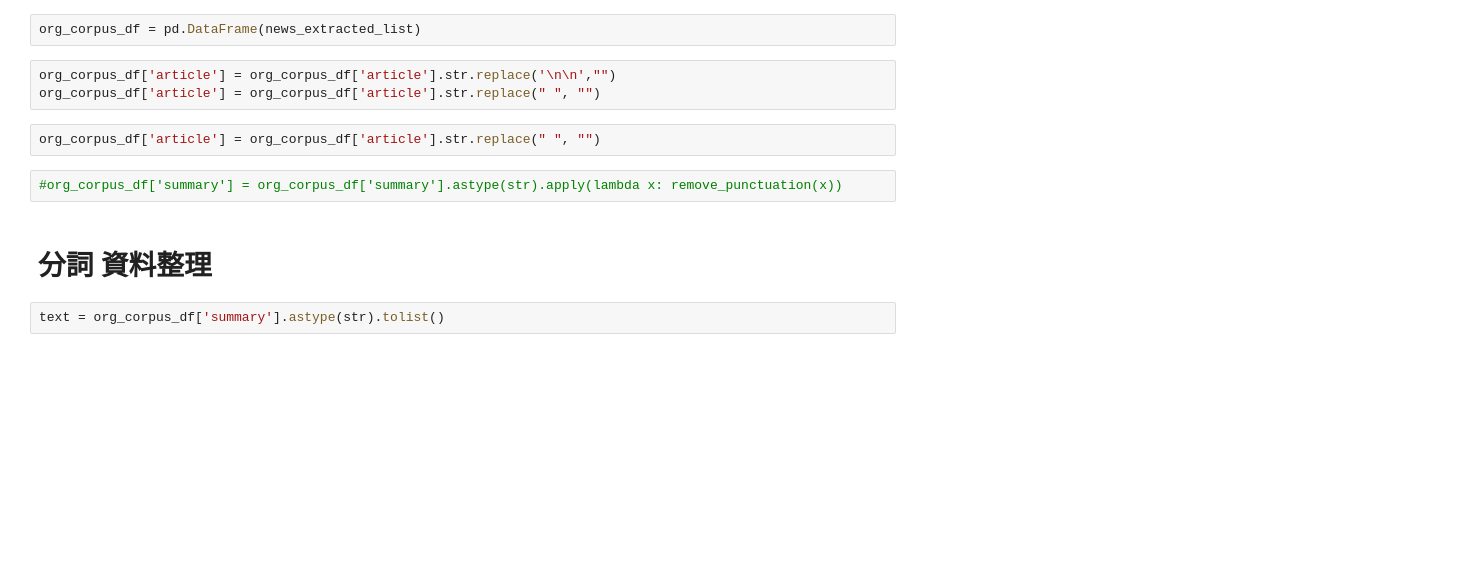
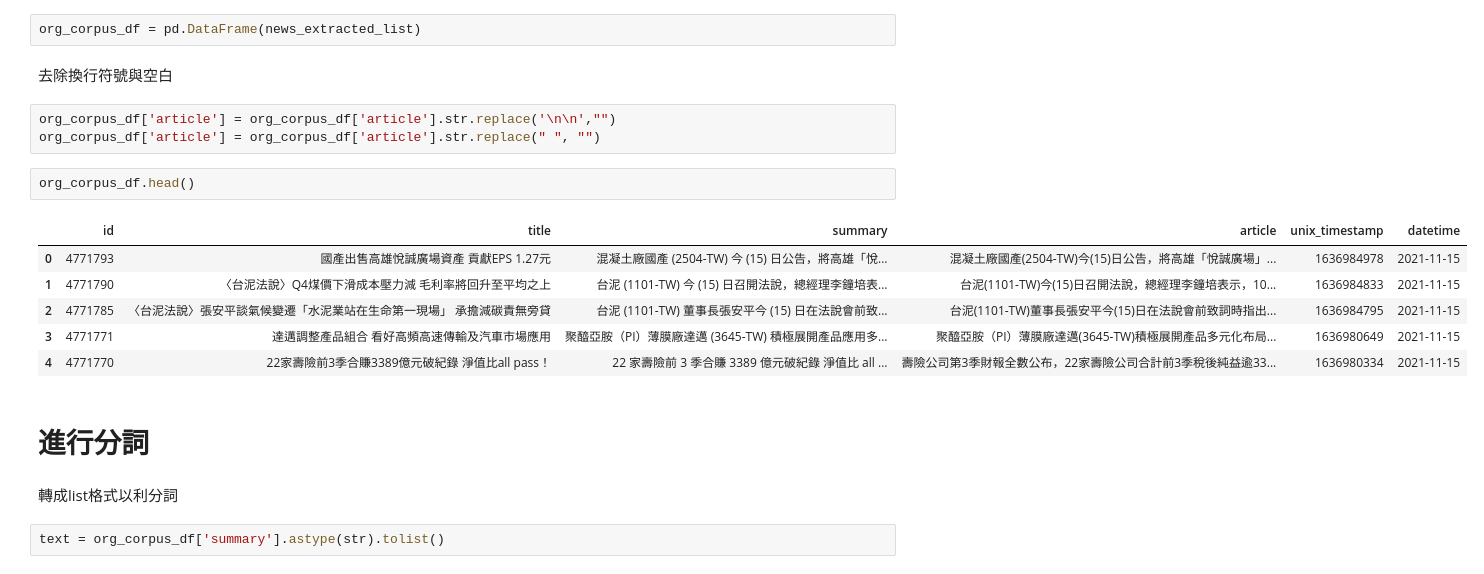
Before and after one commit to alexlautw9527/for_notebook, a Jupyter notebook: 鉅亨網文字探勘.ipynb, the cells around one changed output. Drawn from its saved outputs; the diff is of its cells as text; blank space fills up the shorter version.

```diff
--- a/鉅亨網文字探勘.ipynb
+++ b/鉅亨網文字探勘.ipynb
@@ -192,14 +217,23 @@ for chunk in news_data_list:
 # %%
 org_corpus_df = pd.DataFrame(news_extracted_list)
+# %% [markdown]
+去除換行符號與空白
 # %%
 org_corpus_df['article'] = org_corpus_df['article'].str.replace('\n\n',"")
 org_corpus_df['article'] = org_corpus_df['article'].str.replace(" ", "")
-# %%
-org_corpus_df['article'] = org_corpus_df['article'].str.replace(" ", "")
-# %%
-#org_corpus_df['summary'] = org_corpus_df['summary'].astype(str).apply(lambda x: remove_punctuation(x))
-# %% [markdown]
-# 分詞 資料整理
+# %%
+org_corpus_df.head()
+# %% [output]
+|  | id | title | summary | article | unix_timestamp | datetime |
+| 0 | 4771793 | 國產出售高雄悅誠廣場資產 貢獻EPS 1.27元 | 混凝土廠國產 (2504-TW) 今 (15) 日公告，將高雄「悅... | 混凝土廠國產(2504-TW)今(15)日公告，將高雄「悅誠廣場」... | 1636984978 | 2021-11-15 |
+| 1 | 4771790 | 〈台泥法說〉Q4煤價下滑成本壓力減 毛利率將回升至平均之上 | 台泥 (1101-TW) 今 (15) 日召開法說，總經理李鐘培表... | 台泥(1101-TW)今(15)日召開法說，總經理李鐘培表示，10... | 1636984833 | 2021-11-15 |
+| 2 | 4771785 | 〈台泥法說〉張安平談氣候變遷「水泥業站在生命第一現場」 承擔減碳責無旁貸 | 台泥 (1101-TW) 董事長張安平今 (15) 日在法說會前致... | 台泥(1101-TW)董事長張安平今(15)日在法說會前致詞時指出... | 1636984795 | 2021-11-15 |
+| 3 | 4771771 | 達邁調整產品組合 看好高頻高速傳輸及汽車市場應用 | 聚醯亞胺（PI）薄膜廠達邁 (3645-TW) 積極展開產品應用多... | 聚醯亞胺（PI）薄膜廠達邁(3645-TW)積極展開產品多元化布局... | 1636980649 | 2021-11-15 |
+| 4 | 4771770 | 22家壽險前3季合賺3389億元破紀錄 淨值比all pass！ | 22 家壽險前 3 季合賺 3389 億元破紀錄 淨值比 all ... | 壽險公司第3季財報全數公布，22家壽險公司合計前3季稅後純益逾33... | 1636980334 | 2021-11-15 |
+# %% [markdown]
+# 進行分詞
+# %% [markdown]
+轉成list格式以利分詞
 # %%
 text = org_corpus_df['summary'].astype(str).tolist()
 # %%
```
Also changed, not shown: parts of 42 cells of this notebook.
